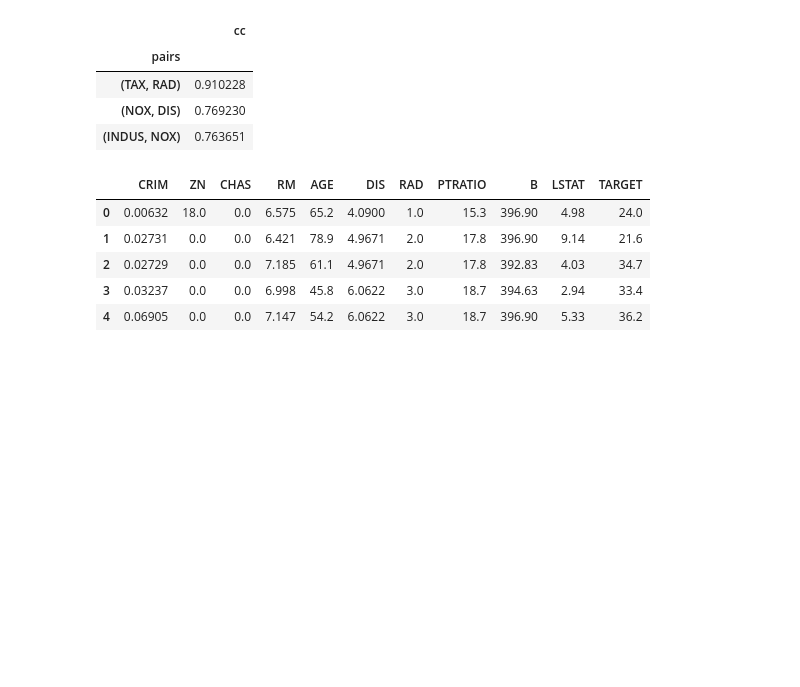
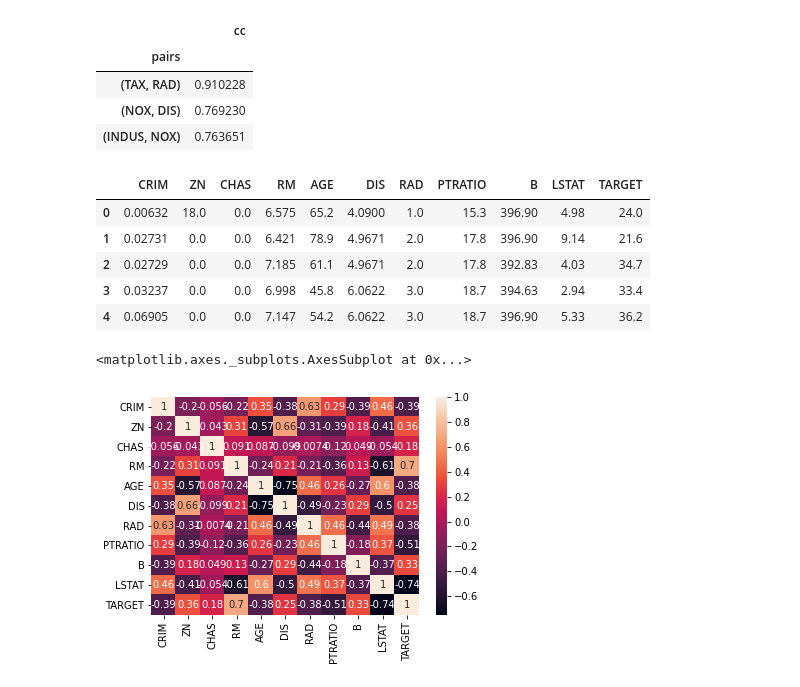
Before and after one commit to sailajak2003/Boston-housing, a Jupyter notebook: boston_housing.ipynb, the cells around one changed output. Saved outputs shown, nothing was run; the diff lists cells and outputs as text; code cells hidden in the pictures; blank space fills up the shorter version.

```diff
--- a/boston_housing.ipynb
+++ b/boston_housing.ipynb
@@ -152,3 +152,10 @@ final_boston.head()
 | 2 | 0.02729 | 0.0 | 0.0 | 7.185 | 61.1 | 4.9671 | 2.0 | 17.8 | 392.83 | 4.03 | 34.7 |
 | 3 | 0.03237 | 0.0 | 0.0 | 6.998 | 45.8 | 6.0622 | 3.0 | 18.7 | 394.63 | 2.94 | 33.4 |
 | 4 | 0.06905 | 0.0 | 0.0 | 7.147 | 54.2 | 6.0622 | 3.0 | 18.7 | 396.90 | 5.33 | 36.2 |
+# %%
+final_corr=final_boston.corr()
+# %%
+sns.heatmap(data=final_corr,annot=True)
+# %% [output]
+<matplotlib.axes._subplots.AxesSubplot at 0x...>
+[figure, added]
```
